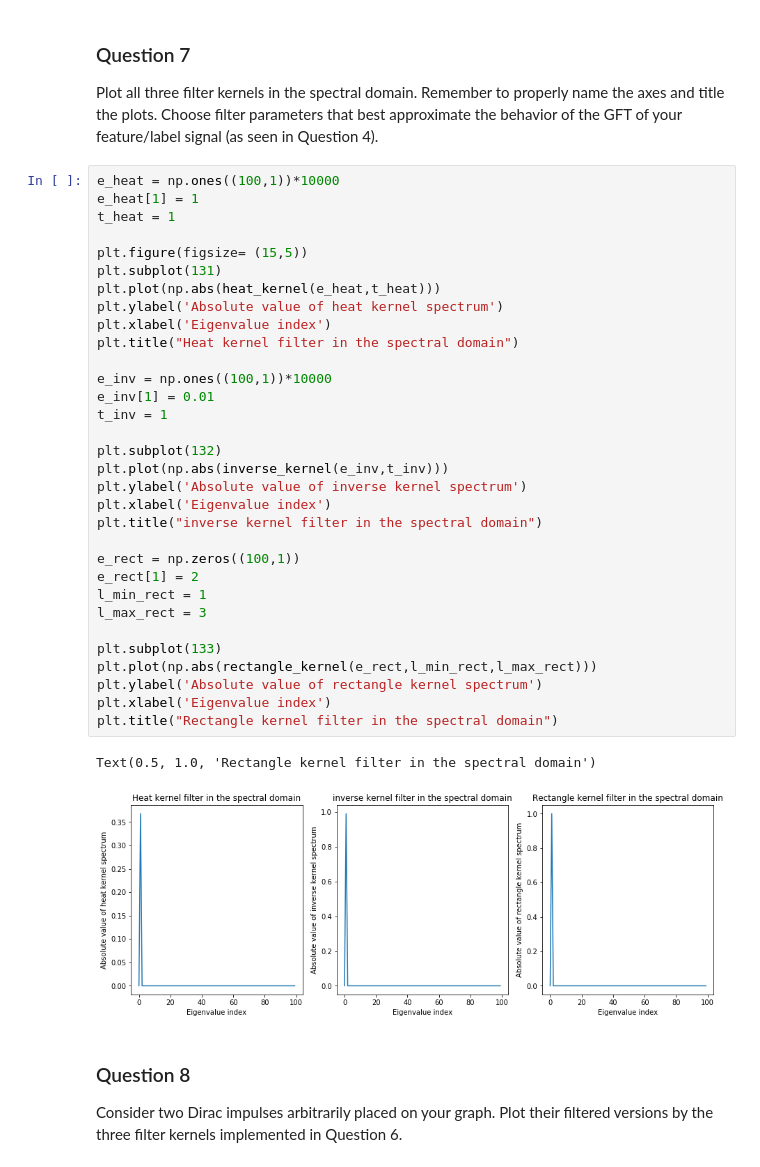
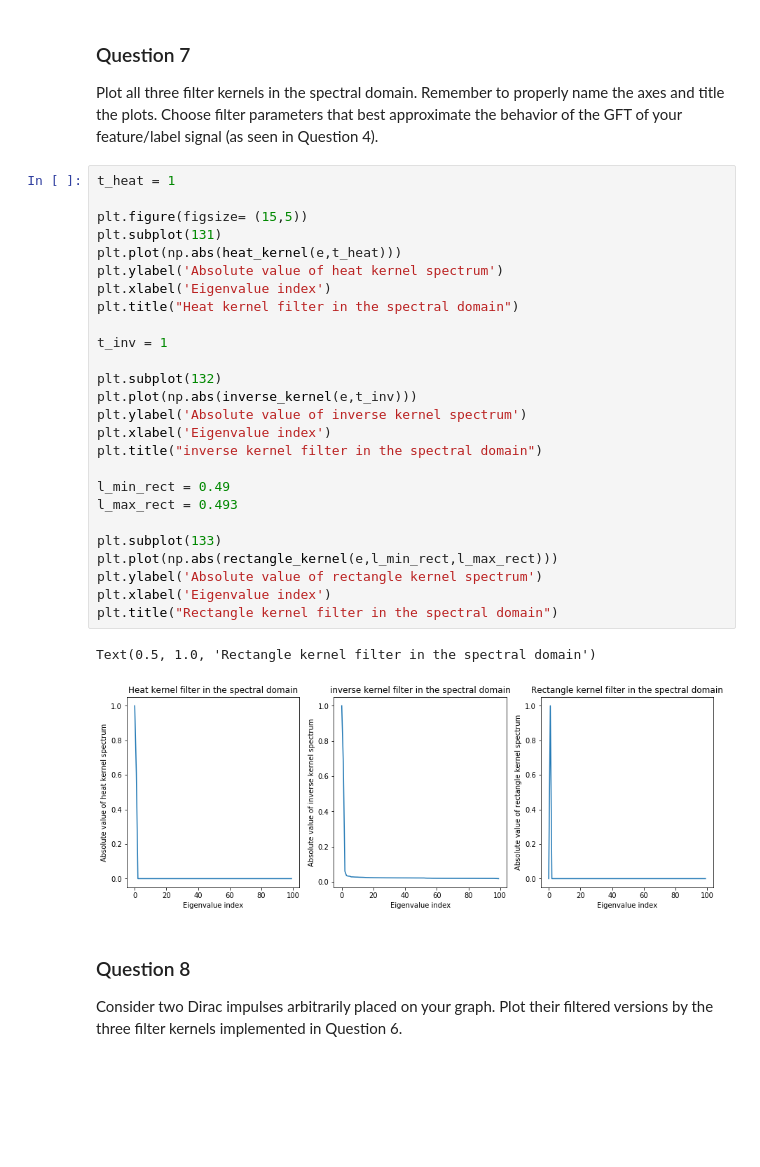
Before and after one commit to AgentAGadge/ntds_2018, a Jupyter notebook: milestones/4_graph_signal_processing.ipynb, the cells around one changed output. Saved outputs shown, nothing was run; the diff lists cells and outputs as text; blank space fills up the shorter version.

```diff
--- a/milestones/4_graph_signal_processing.ipynb
+++ b/milestones/4_graph_signal_processing.ipynb
@@ -262,40 +262,34 @@ def graph_filter(x, kernel, **kwargs):
 
 Plot all three filter kernels in the spectral domain. Remember to properly name the axes and title the plots. Choose filter parameters that best approximate the behavior of the GFT of your feature/label signal (as seen in Question 4).
 # %%
-e_heat = np.ones((100,1))*10000
-e_heat[1] = 1
 t_heat = 1
 
 plt.figure(figsize= (15,5))
 plt.subplot(131)
-plt.plot(np.abs(heat_kernel(e_heat,t_heat)))
+plt.plot(np.abs(heat_kernel(e,t_heat)))
 plt.ylabel('Absolute value of heat kernel spectrum')
 plt.xlabel('Eigenvalue index')
 plt.title("Heat kernel filter in the spectral domain")
 
-e_inv = np.ones((100,1))*10000
-e_inv[1] = 0.01
 t_inv = 1
 
 plt.subplot(132)
-plt.plot(np.abs(inverse_kernel(e_inv,t_inv)))
+plt.plot(np.abs(inverse_kernel(e,t_inv)))
 plt.ylabel('Absolute value of inverse kernel spectrum')
 plt.xlabel('Eigenvalue index')
 plt.title("inverse kernel filter in the spectral domain")
 
-e_rect = np.zeros((100,1))
-e_rect[1] = 2
-l_min_rect = 1
-l_max_rect = 3
+l_min_rect = 0.49
+l_max_rect = 0.493
 
 plt.subplot(133)
-plt.plot(np.abs(rectangle_kernel(e_rect,l_min_rect,l_max_rect)))
+plt.plot(np.abs(rectangle_kernel(e,l_min_rect,l_max_rect)))
 plt.ylabel('Absolute value of rectangle kernel spectrum')
 plt.xlabel('Eigenvalue index')
 plt.title("Rectangle kernel filter in the spectral domain")
 # %% [output]
 Text(0.5, 1.0, 'Rectangle kernel filter in the spectral domain')
-[figure, old version]
+[figure, new version]
 # %% [markdown]
 ### Question 8
 
```
Also changed, not shown: parts of 2 cells of this notebook.
